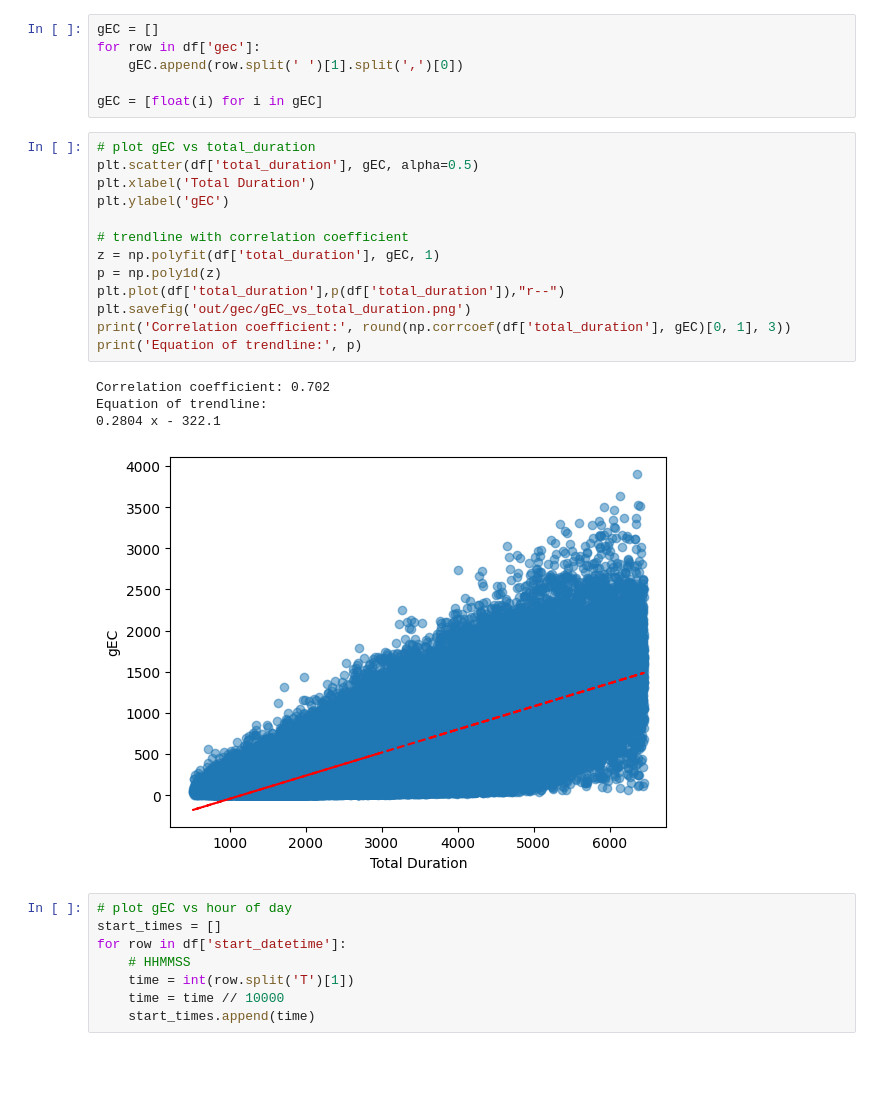
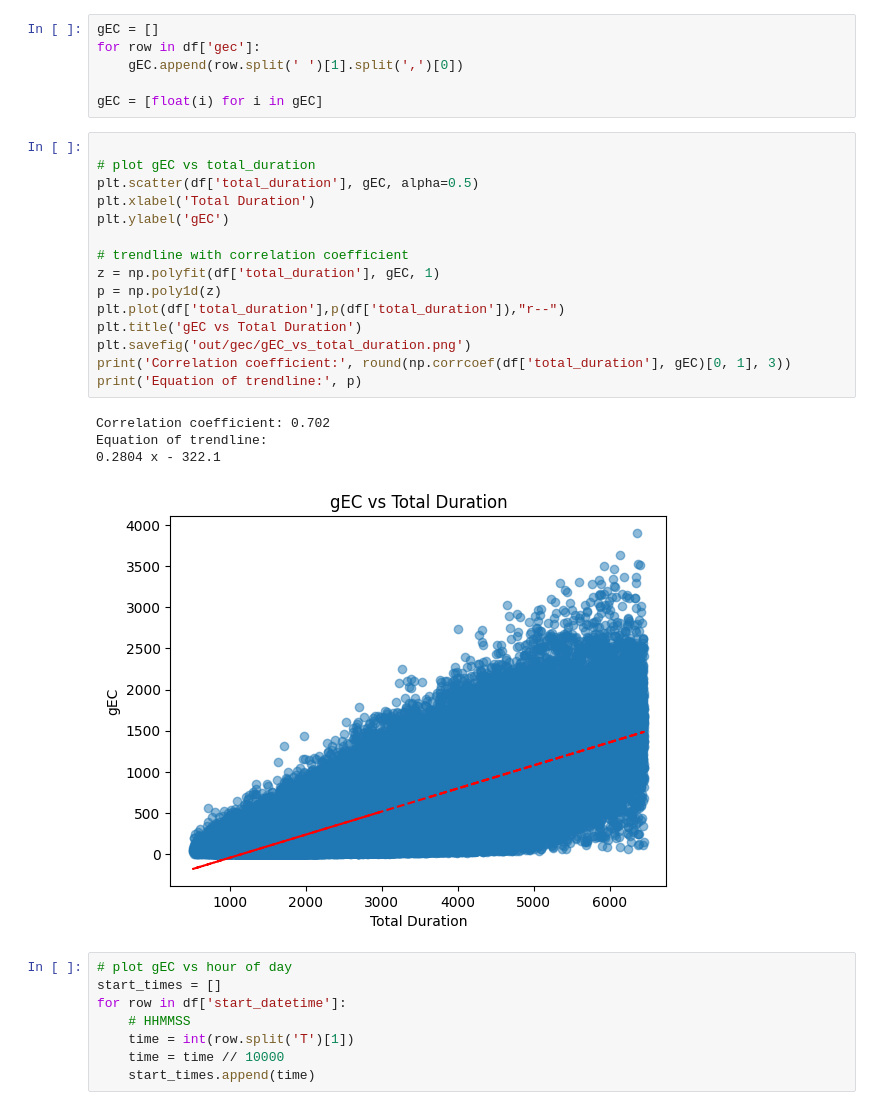
Before and after one commit to AldenCutler/LyonE24, a Jupyter notebook: stats-graphs/gec.ipynb, the cells around one changed output. Cells and saved outputs as stored; diff of their text form; blank space fills up the shorter version.

Commit message:
fix spacing on some graphs

```diff
--- a/stats-graphs/gec.ipynb
+++ b/stats-graphs/gec.ipynb
@@ -31,23 +31,25 @@ for row in df['gec']:
 
 gEC = [float(i) for i in gEC]
 # %%
+
 # plot gEC vs total_duration
 plt.scatter(df['total_duration'], gEC, alpha=0.5)
 plt.xlabel('Total Duration')
 plt.ylabel('gEC')
 
 # trendline with correlation coefficient
 z = np.polyfit(df['total_duration'], gEC, 1)
 p = np.poly1d(z)
 plt.plot(df['total_duration'],p(df['total_duration']),"r--")
+plt.title('gEC vs Total Duration')
 plt.savefig('out/gec/gEC_vs_total_duration.png')
 print('Correlation coefficient:', round(np.corrcoef(df['total_duration'], gEC)[0, 1], 3))
 print('Equation of trendline:', p)
 # %% [output]
 Correlation coefficient: 0.702
 Equation of trendline:
 0.2804 x - 322.1
-[figure, old version]
+[figure, new version]
 # %%
 # plot gEC vs hour of day
 start_times = []
```
Also changed, not shown: parts of 1 cell of this notebook, 10 other files.
